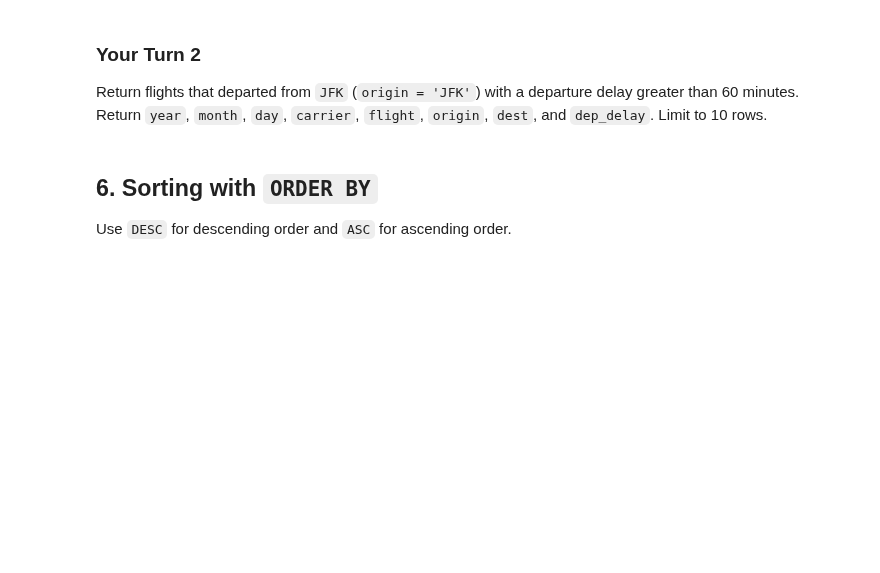
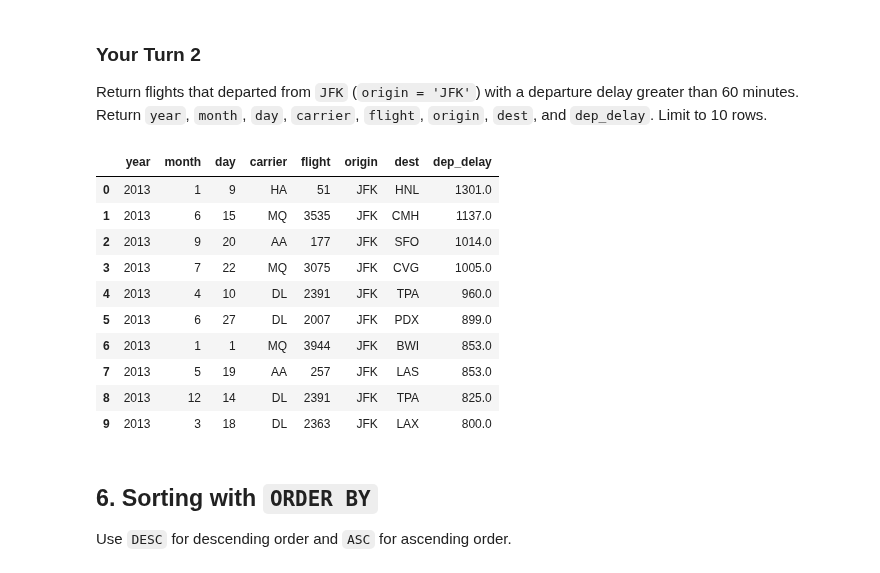
Before and after one commit to JoeG-UTSA/BAN6003-Week09-10-JoeGarcia, a Jupyter notebook: notebooks/module9_neon_sql_fundamentals_guided_lab.ipynb, the cells around one changed output. Saved outputs shown, nothing was run; the diff lists cells and outputs as text; code cells hidden in the pictures; blank space fills up the shorter version.

```diff
--- a/notebooks/module9_neon_sql_fundamentals_guided_lab.ipynb
+++ b/notebooks/module9_neon_sql_fundamentals_guided_lab.ipynb
@@ -190,10 +274,27 @@ Return flights that departed from `JFK` (`origin = 'JFK'`) with a departure dela
 # %%
 # Your Turn 2
 query = """
-
+SELECT year, month, day, carrier, flight, origin, dest, dep_delay
+FROM flights
+WHERE origin = 'JFK'
+AND dep_delay > 60
+ORDER BY dep_delay DESC
+LIMIT 10;
 """
 
 run_query(query, engine)
+# %% [output]
+|  | year | month | day | carrier | flight | origin | dest | dep_delay |
+| 0 | 2013 | 1 | 9 | HA | 51 | JFK | HNL | 1301.0 |
+| 1 | 2013 | 6 | 15 | MQ | 3535 | JFK | CMH | 1137.0 |
+| 2 | 2013 | 9 | 20 | AA | 177 | JFK | SFO | 1014.0 |
+| 3 | 2013 | 7 | 22 | MQ | 3075 | JFK | CVG | 1005.0 |
+| 4 | 2013 | 4 | 10 | DL | 2391 | JFK | TPA | 960.0 |
+| 5 | 2013 | 6 | 27 | DL | 2007 | JFK | PDX | 899.0 |
+| 6 | 2013 | 1 | 1 | MQ | 3944 | JFK | BWI | 853.0 |
+| 7 | 2013 | 5 | 19 | AA | 257 | JFK | LAS | 853.0 |
+| 8 | 2013 | 12 | 14 | DL | 2391 | JFK | TPA | 825.0 |
+| 9 | 2013 | 3 | 18 | DL | 2363 | JFK | LAX | 800.0 |
 # %% [markdown]
 ## 6. Sorting with `ORDER BY`
 
```
Also changed, not shown: parts of 8 cells of this notebook.
